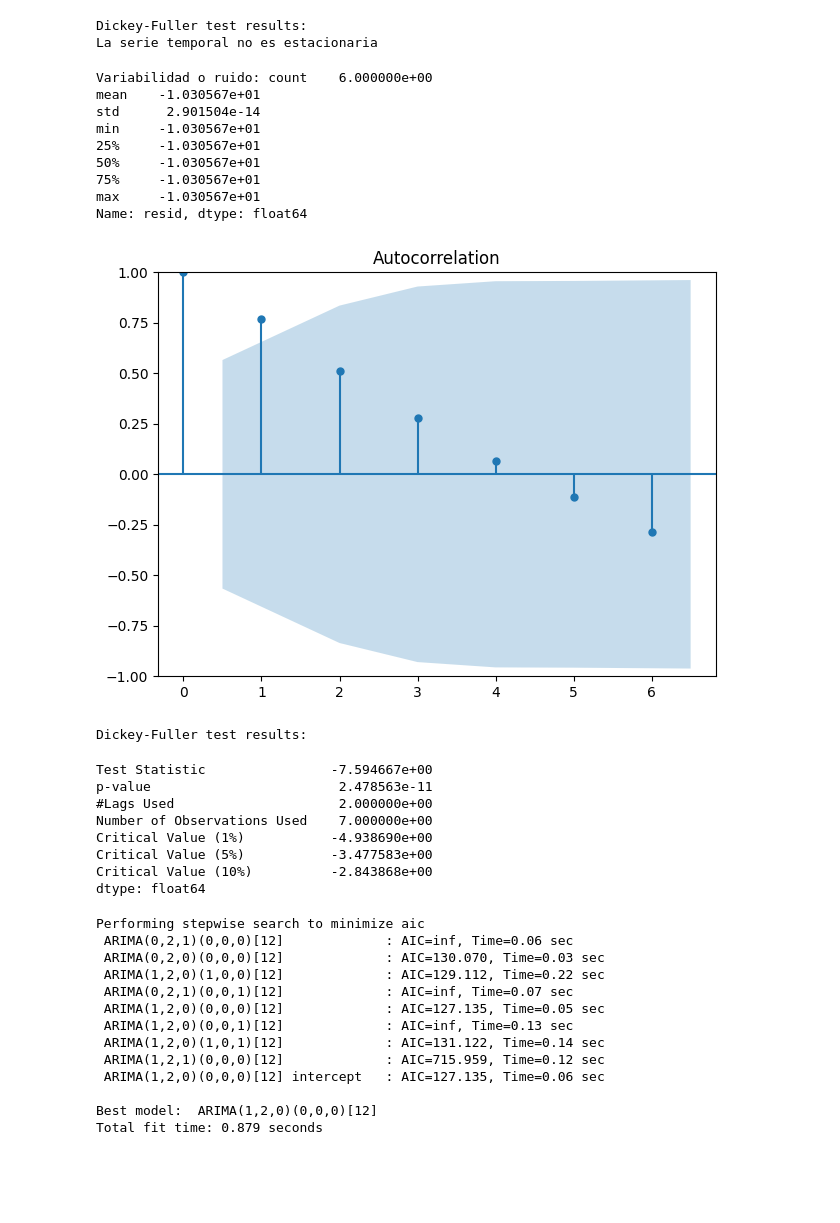
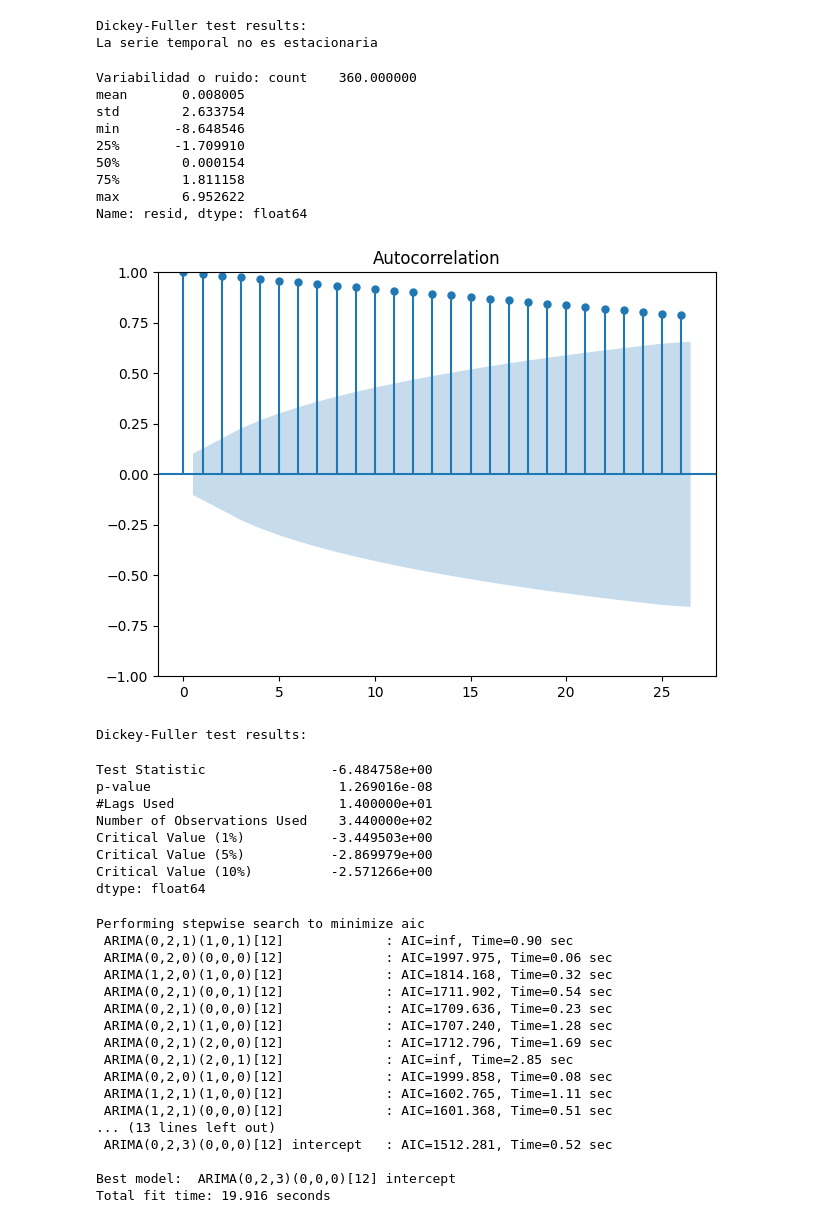
Before and after one commit to Valehsyn/time_series_first, a Jupyter notebook: src/explore.ipynb, the cells around one changed output. Drawn from its saved outputs; the diff is of its cells as text; code cells hidden in the pictures; blank space fills up the shorter version.

```diff
--- a/src/explore.ipynb
+++ b/src/explore.ipynb
@@ -204,10 +137,10 @@ Name: count, dtype: int64
 # %%
 # Interpolar los valores faltantes en la serie temporal
-monthly_sales_interpolated = monthly_sales.interpolate(method='linear')
-tensor = monthly_sales.shape
-tendencia = monthly_sales_interpolated['Sales'].ewm(span=12, adjust=False).mean()
+monthly_sales_interpolated = df.interpolate(method='linear')
+tensor = df.shape
+tendencia = df['sales'].ewm(span=12, adjust=False).mean()
 # Descomposición de la serie temporal interpolada
-result = seasonal_decompose(monthly_sales_interpolated['Sales'], model='additive', period=6)
+result = seasonal_decompose(df['sales'], model='additive', period=6)
 # %%
 fig, axes = plt.subplots(4, 1, figsize=(12, 10), sharex=True)
 
@@ -296,62 +231,66 @@ La serie temporal no es estacionaria
 variabilidad_ruido = result.resid.dropna()
 print(f"Variabilidad o ruido: {variabilidad_ruido.describe()}")
 # %% [output]
-Variabilidad o ruido: count    6.000000e+00
-mean    -1.030567e+01
-std      2.901504e-14
-min     -1.030567e+01
-25%     -1.030567e+01
-50%     -1.030567e+01
-75%     -1.030567e+01
-max     -1.030567e+01
+Variabilidad o ruido: count    360.000000
+mean       0.008005
+std        2.633754
+min       -8.648546
+25%       -1.709910
+50%        0.000154
+75%        1.811158
+max        6.952622
 Name: resid, dtype: float64
 # %%
 from statsmodels.graphics.tsaplots import plot_acf
 
-plot_acf(monthly_sales_interpolated['Sales'])
+plot_acf(monthly_sales_interpolated['sales'])
 
 plt.tight_layout()
 
 plt.show()
 # %% [output]
-[figure, old version]
+[figure, new version]
 # %%
-model_totrain = monthly_sales_interpolated['Sales'].diff().dropna()
-model_totrain = model_totrain.diff().dropna()
+model_totrain = monthly_sales_interpolated['sales'].diff().dropna()
 test_stationarity(model_totrain)
 # %% [output]
 Dickey-Fuller test results:
-Test Statistic                -7.594667e+00
-p-value                        2.478563e-11
-#Lags Used                     2.000000e+00
-Number of Observations Used    7.000000e+00
-Critical Value (1%)           -4.938690e+00
-Critical Value (5%)           -3.477583e+00
-Critical Value (10%)          -2.843868e+00
+Test Statistic                -6.484758e+00
+p-value                        1.269016e-08
+#Lags Used                     1.400000e+01
+Number of Observations Used    3.440000e+02
+Critical Value (1%)           -3.449503e+00
+Critical Value (5%)           -2.869979e+00
+Critical Value (10%)          -2.571266e+00
 dtype: float64
 # %%
 from pmdarima import auto_arima
 from sklearn.model_selection import TimeSeriesSplit
 
+monthly_sales_interpolated.index = pd.to_datetime(monthly_sales_interpolated.index)
 train_size = int(len(monthly_sales_interpolated) * 0.8)  # Tamaño del conjunto de entrenamiento
 train, test = monthly_sales_interpolated[:train_size], monthly_sales_interpolated[train_size:]
 
-model = auto_arima(train['Sales'], seasonal=True, m=12, d=2, D=0, start_p=0, start_q=1, max_p=1, max_q=3,
+model = auto_arima(train['sales'], seasonal=True, m=12, d=2, D=0, start_p=0, start_q=1, max_p=1, max_q=3,
                    trace=True, error_action='ignore', suppress_warnings=True, trend='ct')
 # %% [output]
 Performing stepwise search to minimize aic
- ARIMA(0,2,1)(0,0,0)[12]             : AIC=inf, Time=0.06 sec
- ARIMA(0,2,0)(0,0,0)[12]             : AIC=130.070, Time=0.03 sec
- ARIMA(1,2,0)(1,0,0)[12]             : AIC=129.112, Time=0.22 sec
- ARIMA(0,2,1)(0,0,1)[12]             : AIC=inf, Time=0.07 sec
- ARIMA(1,2,0)(0,0,0)[12]             : AIC=127.135, Time=0.05 sec
- ARIMA(1,2,0)(0,0,1)[12]             : AIC=inf, Time=0.13 sec
- ARIMA(1,2,0)(1,0,1)[12]             : AIC=131.122, Time=0.14 sec
- ARIMA(1,2,1)(0,0,0)[12]             : AIC=715.959, Time=0.12 sec
- ARIMA(1,2,0)(0,0,0)[12] intercept   : AIC=127.135, Time=0.06 sec
+ ARIMA(0,2,1)(1,0,1)[12]             : AIC=inf, Time=0.90 sec
+ ARIMA(0,2,0)(0,0,0)[12]             : AIC=1997.975, Time=0.06 sec
+ ARIMA(1,2,0)(1,0,0)[12]             : AIC=1814.168, Time=0.32 sec
+ ARIMA(0,2,1)(0,0,1)[12]             : AIC=1711.902, Time=0.54 sec
+ ARIMA(0,2,1)(0,0,0)[12]             : AIC=1709.636, Time=0.23 sec
+ ARIMA(0,2,1)(1,0,0)[12]             : AIC=1707.240, Time=1.28 sec
+ ARIMA(0,2,1)(2,0,0)[12]             : AIC=1712.796, Time=1.69 sec
+ ARIMA(0,2,1)(2,0,1)[12]             : AIC=inf, Time=2.85 sec
+ ARIMA(0,2,0)(1,0,0)[12]             : AIC=1999.858, Time=0.08 sec
+ ARIMA(1,2,1)(1,0,0)[12]             : AIC=1602.765, Time=1.11 sec
+ ARIMA(1,2,1)(0,0,0)[12]             : AIC=1601.368, Time=0.51 sec
+... (13 lines left out)
+ ARIMA(0,2,3)(0,0,0)[12] intercept   : AIC=1512.281, Time=0.52 sec
 
-Best model:  ARIMA(1,2,0)(0,0,0)[12]
-Total fit time: 0.879 seconds
+Best model:  ARIMA(0,2,3)(0,0,0)[12] intercept
+Total fit time: 19.916 seconds
 # %%
 model.summary()
 # %% [output]
```
Also changed, not shown: parts of 20 cells of this notebook.
